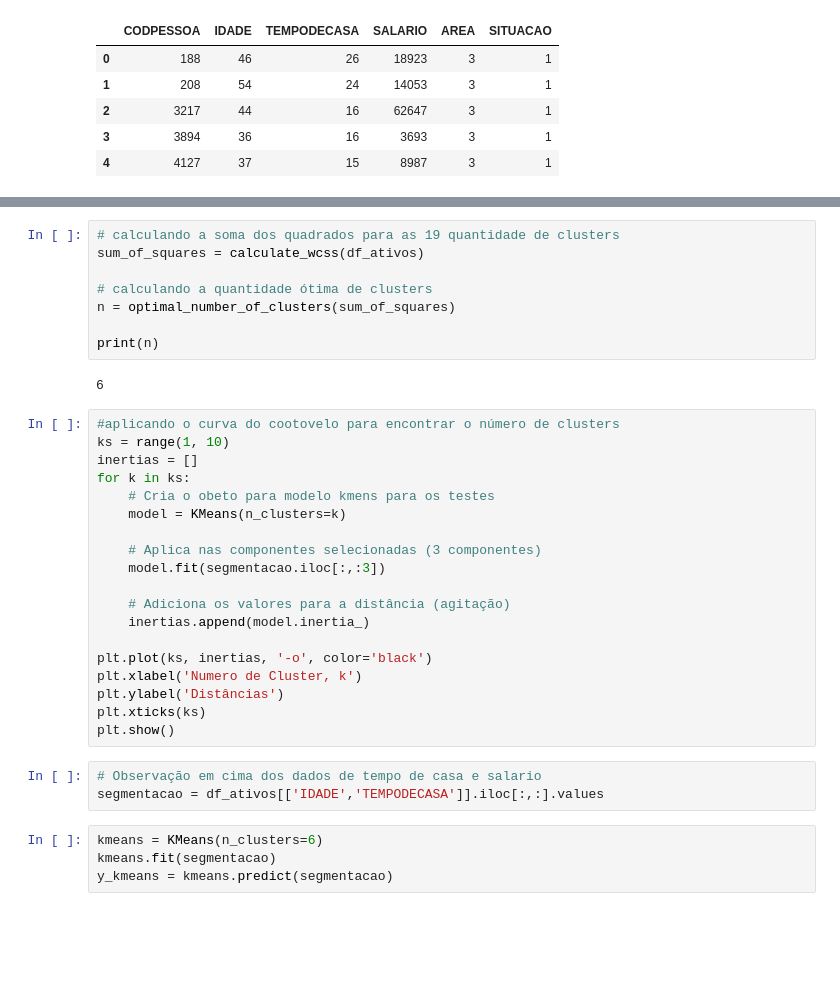
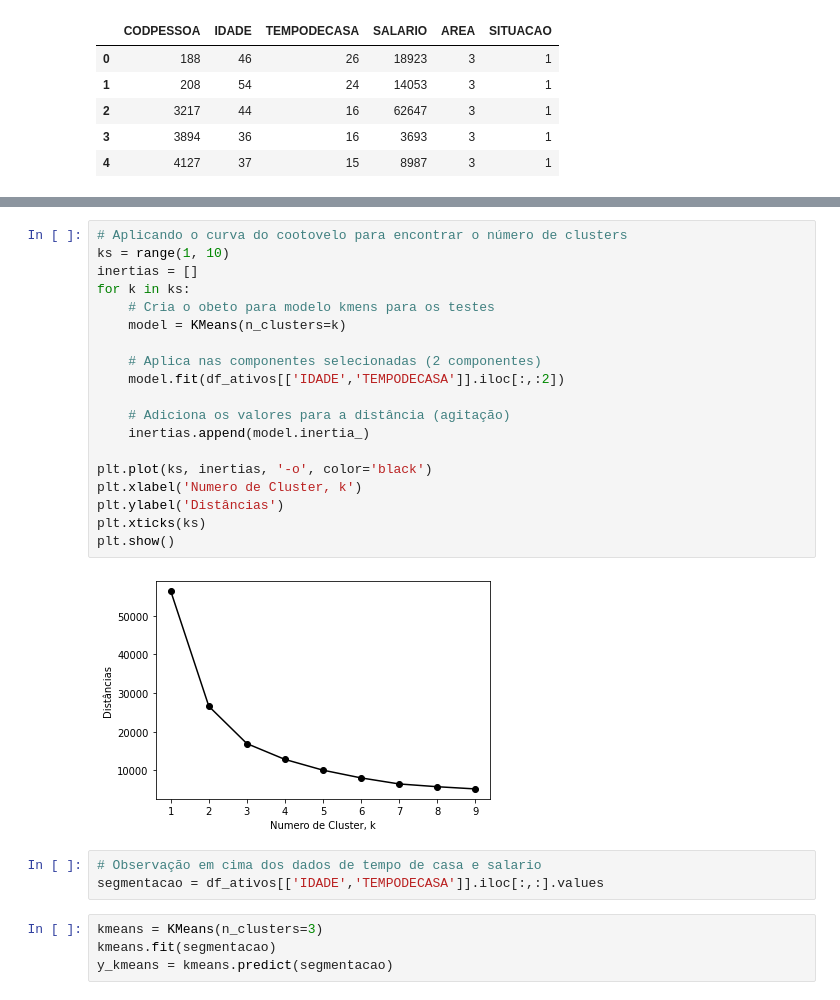
Before and after one commit to wfernandesc/ds_pessoas, a Jupyter notebook: pessoas.ipynb, the cells around one changed output, grey strips where cells are left out. Drawn from its saved outputs; the diff is of its cells as text; blank space fills up the shorter version.

```diff
--- a/pessoas.ipynb
+++ b/pessoas.ipynb
@@ -146,37 +117,29 @@ def optimal_number_of_clusters(wcss):
-# %%
-# calculando a soma dos quadrados para as 19 quantidade de clusters
-sum_of_squares = calculate_wcss(df_ativos)
-
-# calculando a quantidade ótima de clusters
-n = optimal_number_of_clusters(sum_of_squares)
-
-print(n)
-# %% [output]
-6
 # %%
-#aplicando o curva do cootovelo para encontrar o número de clusters
+# Aplicando o curva do cootovelo para encontrar o número de clusters
 ks = range(1, 10)
 inertias = []
 for k in ks:
     # Cria o obeto para modelo kmens para os testes
     model = KMeans(n_clusters=k)
 
-    # Aplica nas componentes selecionadas (3 componentes)
-    model.fit(segmentacao.iloc[:,:3])
+    # Aplica nas componentes selecionadas (2 componentes)
+    model.fit(df_ativos[['IDADE','TEMPODECASA']].iloc[:,:2])
 
     # Adiciona os valores para a distância (agitação)
     inertias.append(model.inertia_)
 
 plt.plot(ks, inertias, '-o', color='black')
 plt.xlabel('Numero de Cluster, k')
 plt.ylabel('Distâncias')
 plt.xticks(ks)
 plt.show()
+# %% [output]
+[figure, added]
 # %%
 # Observação em cima dos dados de tempo de casa e salario
 segmentacao = df_ativos[['IDADE','TEMPODECASA']].iloc[:,:].values
 # %%
-kmeans = KMeans(n_clusters=6)
+kmeans = KMeans(n_clusters=3)
 kmeans.fit(segmentacao)
 y_kmeans = kmeans.predict(segmentacao)
 # %%
```
Also changed, not shown: parts of 4 cells of this notebook.
